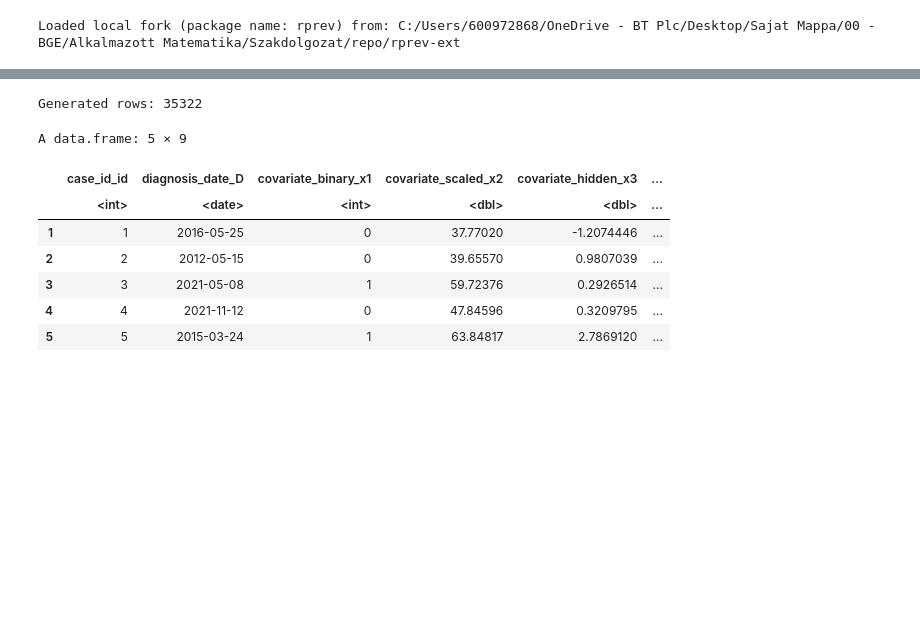
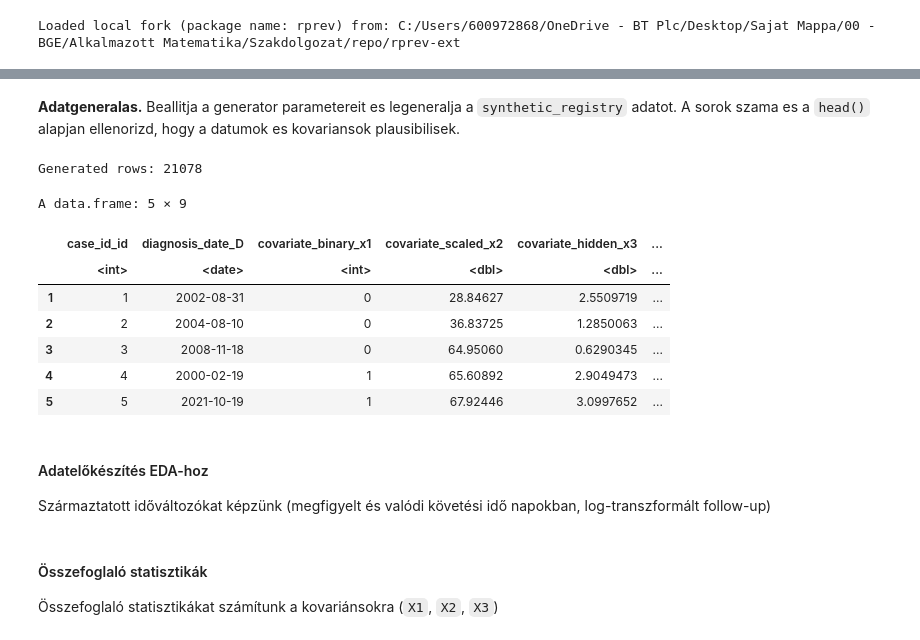
Before and after one commit to lrado1/rprev-ext, a Jupyter notebook: notebooks/synthetic_registry_yearly.ipynb, the cells around one changed output, grey strips where cells are left out. Cells and saved outputs as stored; diff of their text form; code cells hidden in the pictures; blank space fills up the shorter version.

```diff
--- a/notebooks/synthetic_registry_yearly.ipynb
+++ b/notebooks/synthetic_registry_yearly.ipynb
@@ -154,3 +164,8 @@ Git commit: 7a6e47e89c327c86c07ba68434fb4132adbc3539
+# %% [markdown]
+<!-- AUTO: commentary -->
+
+**Adatgeneralas.** Beallitja a generator parametereit es legeneralja a `synthetic_registry` adatot.
+A sorok szama es a `head()` alapjan ellenorizd, hogy a datumok es kovariansok plausibilisek.
 # %%
 params <- list(
   t_orig = "1990-01-01",
@@ -158,44 +173,47 @@ params <- list(
   t_max = "2025-01-01",
   t_end = "2026-12-31",
 
   # Yearly incidence trend parameters
-  inc_lam0 = 850,
-  inc_g = 0.04,
-  inc_sdlog = 0.20,
+  inc_lam0 = 950,
+  inc_g = -0.01,
+  inc_sdlog = 0.03,
   strict_calendar_bounds = TRUE,
 
   # Covariates
   p_x1 = 0.42,
   beta_a_x1 = c(2.5, 5.5),
   beta_b_x1 = c(5.0, 2.0),
   x2_range = c(20, 85),
   x3_mu = c(-0.2, 0.5, 0.03),
   x3_sd = 1.1,
 
-  # Latent survival model
-  gg_lam = 2200,
-  gg_k = 1.3,
-  gg_b = c(-0.4, 0.012, 0.7),
-  gg_q = 1.0,
+  # Latent survival model  (CHANGED)
+  gg_lam = 2400,
+  gg_k   = 2.2,
+  gg_b   = c(-1.3, 0.035, 0.7),
+  gg_q   = 0.2,
 
   # Censoring
   p_ltfu = 0.25,
 
   # Reproducibility
   seed = 20260213
 )
 
 synthetic_registry <- do.call(generate_synthetic_registry_yearly, params)
 
 cat("Generated rows:", nrow(synthetic_registry), "\n")
 head(synthetic_registry, 5)
 # %% [output]
-Generated rows: 35322
+Generated rows: 21078
 A data.frame: 5 × 9
 |  | case_id_id | diagnosis_date_D | covariate_binary_x1 | covariate_scaled_x2 | covariate_hidden_x3 | ... |
 |  | <int> | <date> | <int> | <dbl> | <dbl> | ... |
-| 1 | 1 | 2016-05-25 | 0 | 37.77020 | -1.2074446 | ... |
-| 2 | 2 | 2012-05-15 | 0 | 39.65570 | 0.9807039 | ... |
-| 3 | 3 | 2021-05-08 | 1 | 59.72376 | 0.2926514 | ... |
-| 4 | 4 | 2021-11-12 | 0 | 47.84596 | 0.3209795 | ... |
-| 5 | 5 | 2015-03-24 | 1 | 63.84817 | 2.7869120 | ... |
+| 1 | 1 | 2002-08-31 | 0 | 28.84627 | 2.5509719 | ... |
+| 2 | 2 | 2004-08-10 | 0 | 36.83725 | 1.2850063 | ... |
+| 3 | 3 | 2008-11-18 | 0 | 64.95060 | 0.6290345 | ... |
+| 4 | 4 | 2000-02-19 | 1 | 65.60892 | 2.9049473 | ... |
+| 5 | 5 | 2021-10-19 | 1 | 67.92446 | 3.0997652 | ... |
+# %% [markdown]
+#### Adatelőkészítés EDA-hoz
+Származtatott időváltozókat képzünk (megfigyelt és valódi követési idő napokban, log-transzformált follow-up)
@@ -201,0 +235,3 @@ A data.frame: 5 × 9
+# %% [markdown]
+#### Összefoglaló statisztikák
+Összefoglaló statisztikákat számítunk a kovariánsokra (`X1`, `X2`, `X3`)
```
Also changed, not shown: parts of 25 cells of this notebook.
